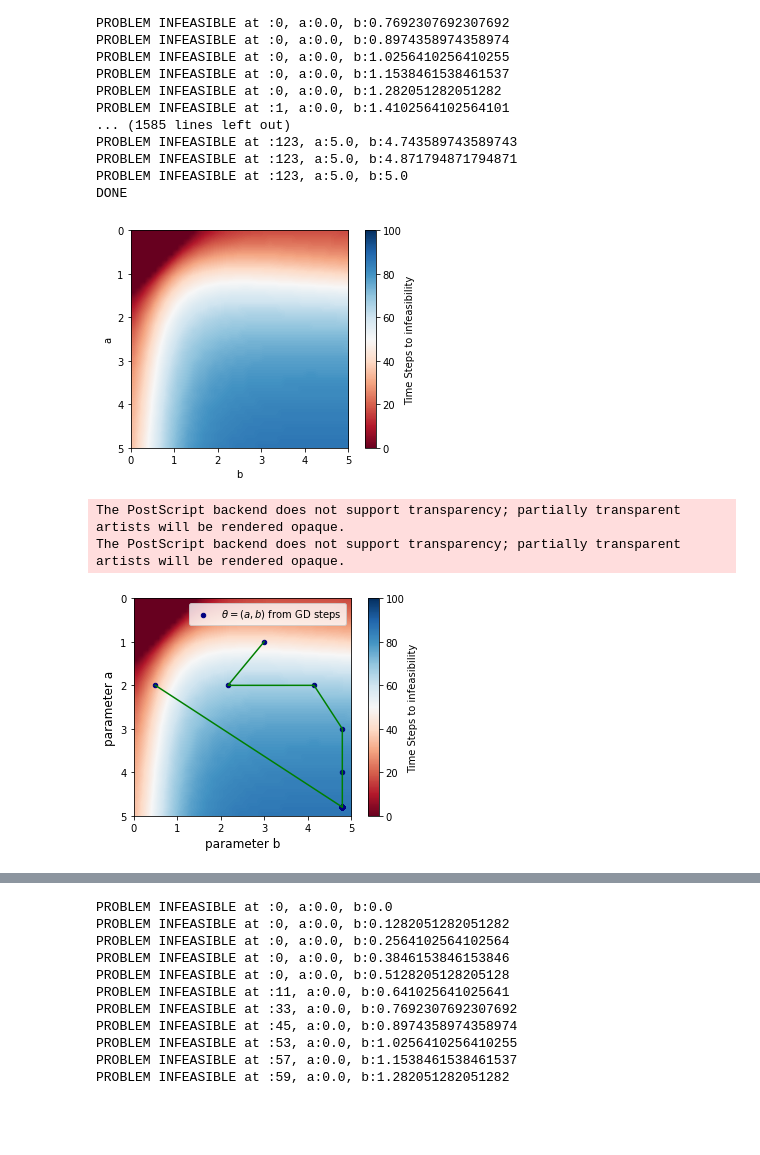
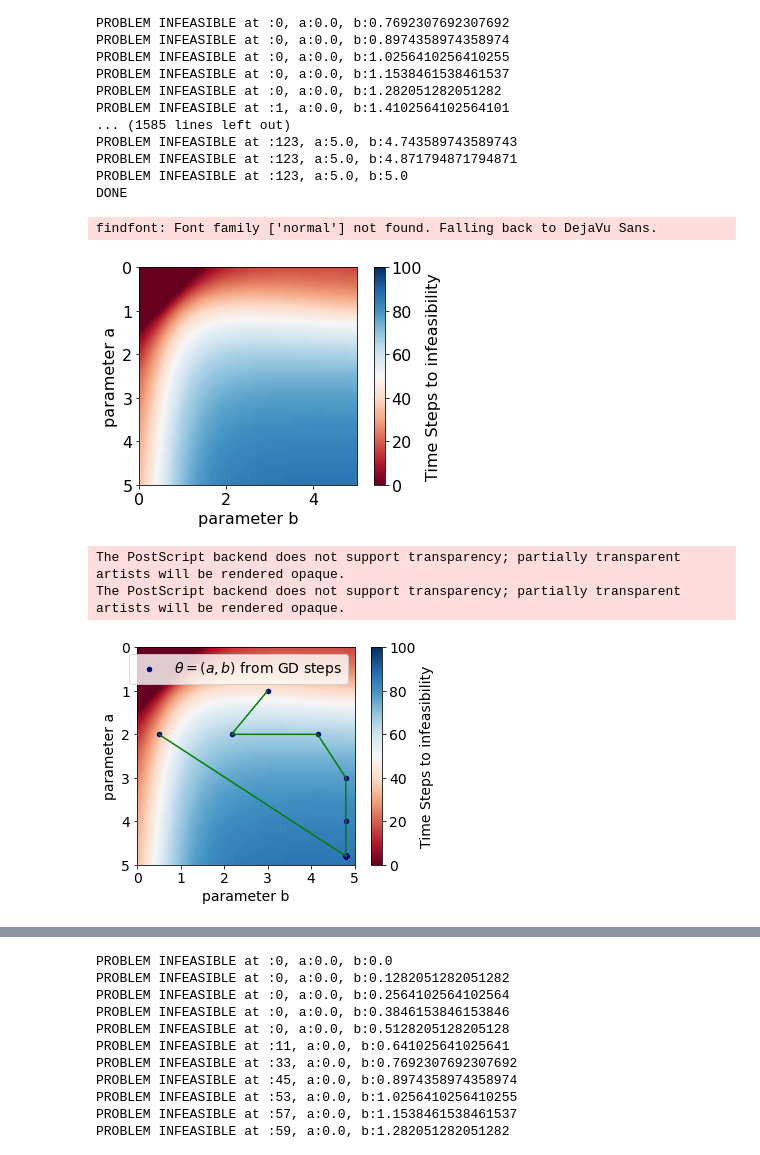
Before and after one commit to hardikparwana/Safe-Learning-DASC, a Jupyter notebook: Untitled Folder/Multiple Constraints Car Example main.ipynb, the cells around one changed output, grey strips where cells are left out. Saved outputs shown, nothing was run; the diff lists cells and outputs as text; code cells hidden in the pictures; blank space fills up the shorter version.

```diff
--- a/Untitled Folder/Multiple Constraints.ipynb
+++ b/Untitled Folder/Multiple Constraints Car Example main.ipynb
@@ -665,22 +679,37 @@ PROBLEM INFEASIBLE at :123, a:5.0, b:4.871794871794871
 PROBLEM INFEASIBLE at :123, a:5.0, b:5.0
 DONE
 # %%
+import matplotlib
+font = {'family' : 'normal',
+        'weight' : 'normal',
+        'size'   : 16}
+
+matplotlib.rc('font', **font)
+
 c = 0.3
 fig_1, ax_1 = plt.subplots(1)
 pos_1 = ax_1.imshow(horizons_1/(1.0/(1-c)),cmap='RdBu', interpolation='bilinear',extent=[0,5,5,0], vmin=0, vmax=100)
 fig_1.colorbar(pos_1, ax=ax_1, label='Time Steps to infeasibility')
-ax_1.set_ylabel("a")
-ax_1.set_xlabel("b")
+ax_1.set_ylabel("parameter a")
+ax_1.set_xlabel("parameter b")
 plt.savefig("paper_example1_1.png")
 plt.savefig("paper_example1_1.eps")
 # %% [output]
+findfont: Font family ['normal'] not found. Falling back to DejaVu Sans.
-[figure, old version]
+[figure, new version]
 # %%
+import matplotlib
+font = {'family' : 'normal',
+        'weight' : 'normal',
+        'size'   : 14}
+
+matplotlib.rc('font', **font)
+
 c = 0.3
 fig_1, ax_1 = plt.subplots(1)
 pos_1 = ax_1.imshow(horizons_1/(1.0/(1-c)),cmap='RdBu', interpolation='bilinear',extent=[0,5,5,0], vmin=0, vmax=100)
 fig_1.colorbar(pos_1, ax=ax_1, label='Time Steps to infeasibility')
-font_size=12
+font_size=14
 ax_1.set_ylabel("parameter a",fontsize=font_size)
 ax_1.set_xlabel("parameter b",fontsize=font_size)
 
@@ -691,32 +720,32 @@ param_a1 = []
 param_b1 = []
 
 maxv = 4.8
 
 for param in parameters1:
     param_a1.append(param[0] if param[0]<maxv else maxv)
     param_b1.append(param[1] if param[1]<maxv else maxv)
 
 param_a2 = []
 param_b2 = []
 
 parameters2 = [[3.0, 1.0], [2.171817112678339, 1.999999997295347], [4.149193804906375, 1.9999999973167402], [5.149193804670515, 2.999999997309681], [6.14919380452549, 3.9999999972005984], [7.1491938043940415, 4.9999999965909145], [8.149193804169093, 5.9999999921789255], [9.149193804161591, 6.99999998978608], [10.149193800134931, 7.9999996582562485], [11.149193800057962, 8.999999357340316], [12.149193799161653, 9.999994256402568], [13.149193799160955, 10.99998953919495], [14.149193799157668, 11.999989268083645], [15.149193799155823, 12.999928299894096], [15.146057142741926, 12.78926971117735], [16.146057141765187, 12.17628006653447], [16.876982002935126, 11.17634584747435], [17.876982002934653, 12.176344966640798], [18.615299787980533, 11.176394448885873], [19.615299787980153, 12.176394299293307]]
 horizons2 = [91, 97, 116, 123, 127, 129, 131, 132, 134, 134, 135, 136, 136, 137, 137, 137, 137, 138, 138]
 
 for param in parameters2:
     param_a2.append(param[0] if param[0]<maxv else maxv)
     param_b2.append(param[1] if param[1]<maxv else maxv)
 
 plt.scatter(param_a1,param_b1, marker='o', color='navy', s = 20.0, label=r'$\theta=(a,b)$ from GD steps')
 plt.plot(param_a1,param_b1,'g')
 
 plt.scatter(param_a2,param_b2, marker='o', color='navy', s = 20.0)
 plt.plot(param_a2,param_b2,'g')
 plt.legend()
 
 plt.savefig("paper_example1_algo1.png")
 plt.savefig("paper_example1_algo1.eps")
 # %% [output]
 The PostScript backend does not support transparency; partially transparent artists will be rendered opaque.
 The PostScript backend does not support transparency; partially transparent artists will be rendered opaque.
-[figure, old version]
+[figure, new version]
 # %%
```
Also changed, not shown: parts of 3 cells of this notebook, 36 other files.
